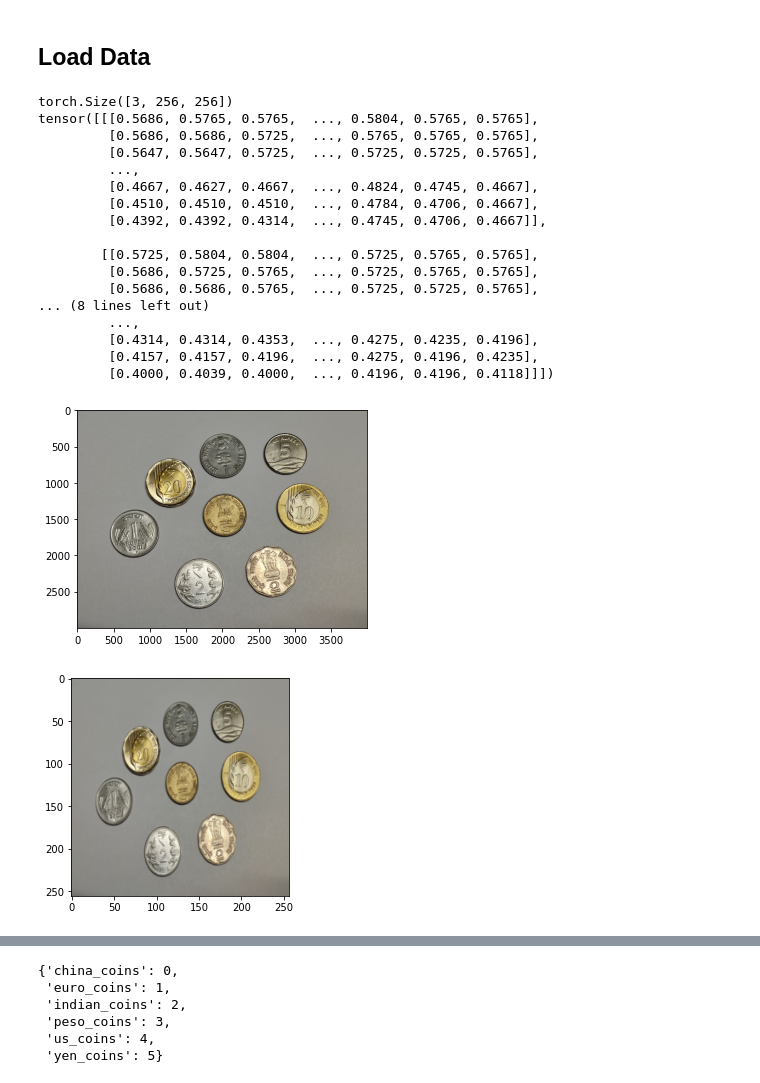
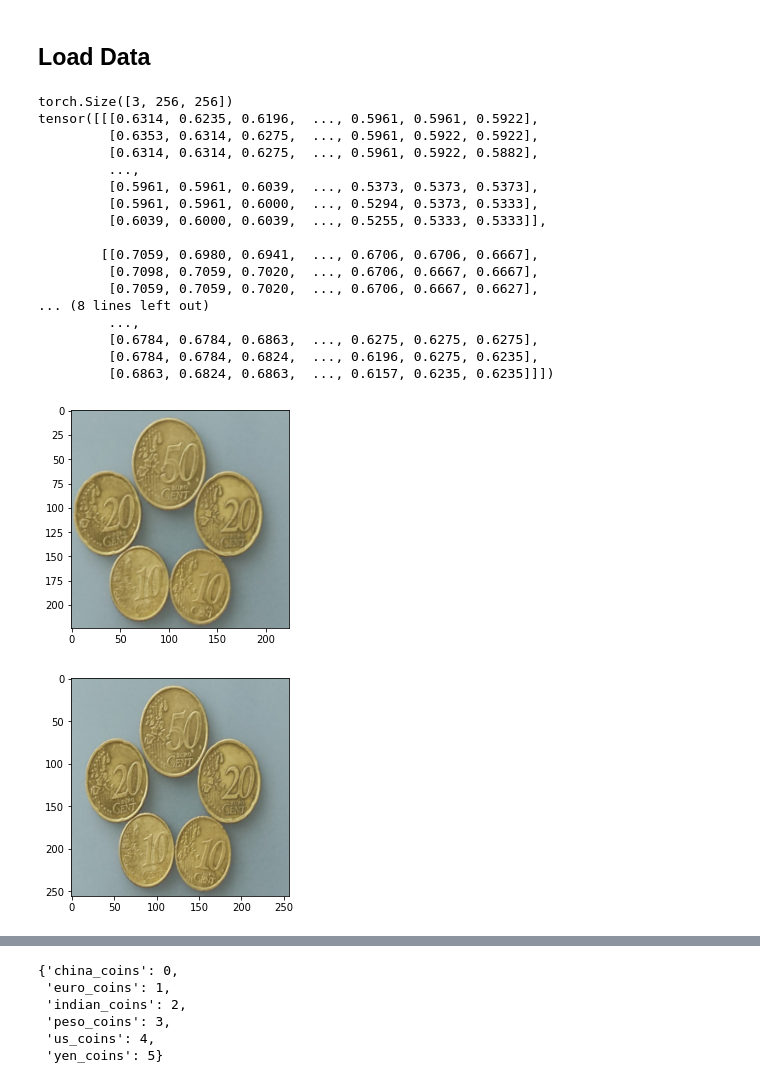
Before and after one commit to NAJOO0/2022F-Ajou-ML, a Jupyter notebook: baseline_ipynb의_사본.ipynb, the cells around one changed output, grey strips where cells are left out. Cells and saved outputs as stored; diff of their text form; code cells hidden in the pictures.

```diff
--- a/baseline_ipynb의_사본.ipynb
+++ b/baseline_ipynb의_사본.ipynb
@@ -68,35 +69,38 @@ from PIL import ImageFile
 ImageFile.LOAD_TRUNCATED_IMAGES = True # prevent truncate error
 # %%
 import PIL
-img = PIL.Image.open('./coins_images/TEST/test_2.jpg')
+img = PIL.Image.open('./coins_images/TEST/test_30.jpg')
 tf1 = transforms.Resize((256,256))
 tf2 = transforms.RandomHorizontalFlip()
+tf3 = transforms.Normalize((0.485, 0.456, 0.406),(0.229, 0.224, 0.225))
+tf4 = transforms.RandomResizedCrop((224,224))
 tf = transforms.ToTensor()
 imgt = tf1(img)
 imgt1=tf(imgt)
 imgt2=tf(img)
+imgt3=tf4(imgt1)
 # imgt=tf2(imgt)
 # imgt=tf(imgt)
 print(imgt1.size())
 print(imgt1)
 # %% [output]
 torch.Size([3, 256, 256])
-tensor([[[0.5686, 0.5765, 0.5765,  ..., 0.5804, 0.5765, 0.5765],
-         [0.5686, 0.5686, 0.5725,  ..., 0.5765, 0.5765, 0.5765],
-         [0.5647, 0.5647, 0.5725,  ..., 0.5725, 0.5725, 0.5765],
+tensor([[[0.6314, 0.6235, 0.6196,  ..., 0.5961, 0.5961, 0.5922],
+         [0.6353, 0.6314, 0.6275,  ..., 0.5961, 0.5922, 0.5922],
+         [0.6314, 0.6314, 0.6275,  ..., 0.5961, 0.5922, 0.5882],
          ...,
-         [0.4667, 0.4627, 0.4667,  ..., 0.4824, 0.4745, 0.4667],
-         [0.4510, 0.4510, 0.4510,  ..., 0.4784, 0.4706, 0.4667],
-         [0.4392, 0.4392, 0.4314,  ..., 0.4745, 0.4706, 0.4667]],
+         [0.5961, 0.5961, 0.6039,  ..., 0.5373, 0.5373, 0.5373],
+         [0.5961, 0.5961, 0.6000,  ..., 0.5294, 0.5373, 0.5333],
+         [0.6039, 0.6000, 0.6039,  ..., 0.5255, 0.5333, 0.5333]],
 
-        [[0.5725, 0.5804, 0.5804,  ..., 0.5725, 0.5765, 0.5765],
-         [0.5686, 0.5725, 0.5765,  ..., 0.5725, 0.5765, 0.5765],
-         [0.5686, 0.5686, 0.5765,  ..., 0.5725, 0.5725, 0.5765],
+        [[0.7059, 0.6980, 0.6941,  ..., 0.6706, 0.6706, 0.6667],
+         [0.7098, 0.7059, 0.7020,  ..., 0.6706, 0.6667, 0.6667],
+         [0.7059, 0.7059, 0.7020,  ..., 0.6706, 0.6667, 0.6627],
 ... (8 lines left out)
          ...,
-         [0.4314, 0.4314, 0.4353,  ..., 0.4275, 0.4235, 0.4196],
-         [0.4157, 0.4157, 0.4196,  ..., 0.4275, 0.4196, 0.4235],
-         [0.4000, 0.4039, 0.4000,  ..., 0.4196, 0.4196, 0.4118]]])
+         [0.6784, 0.6784, 0.6863,  ..., 0.6275, 0.6275, 0.6275],
+         [0.6784, 0.6784, 0.6824,  ..., 0.6196, 0.6275, 0.6235],
+         [0.6863, 0.6824, 0.6863,  ..., 0.6157, 0.6235, 0.6235]]])
 # %%
 import matplotlib.pyplot as plt
 import numpy as np
@@ -109,10 +113,10 @@ def imshow(img):
     plt.imshow(np.transpose(npimg, (1, 2, 0)))
     plt.show()
 # %%
-imshow(imgt2)
+imshow(imgt3)
 # %% [output]
-[figure, old version]
+[figure, new version]
 # %%
 imshow(imgt1)
 # %% [output]
-[figure, old version]
+[figure, new version]
```
Also changed, not shown: parts of 23 cells of this notebook.
